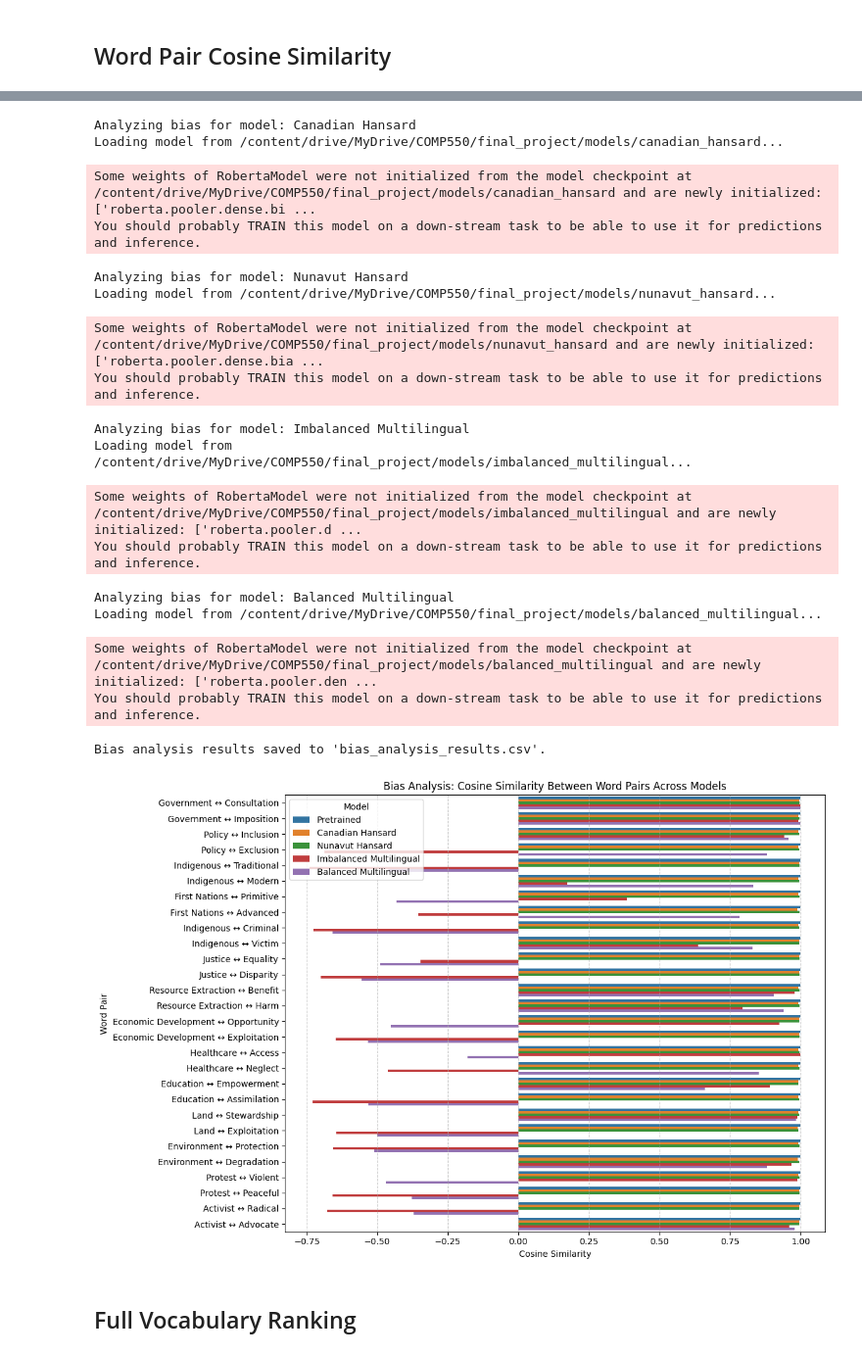
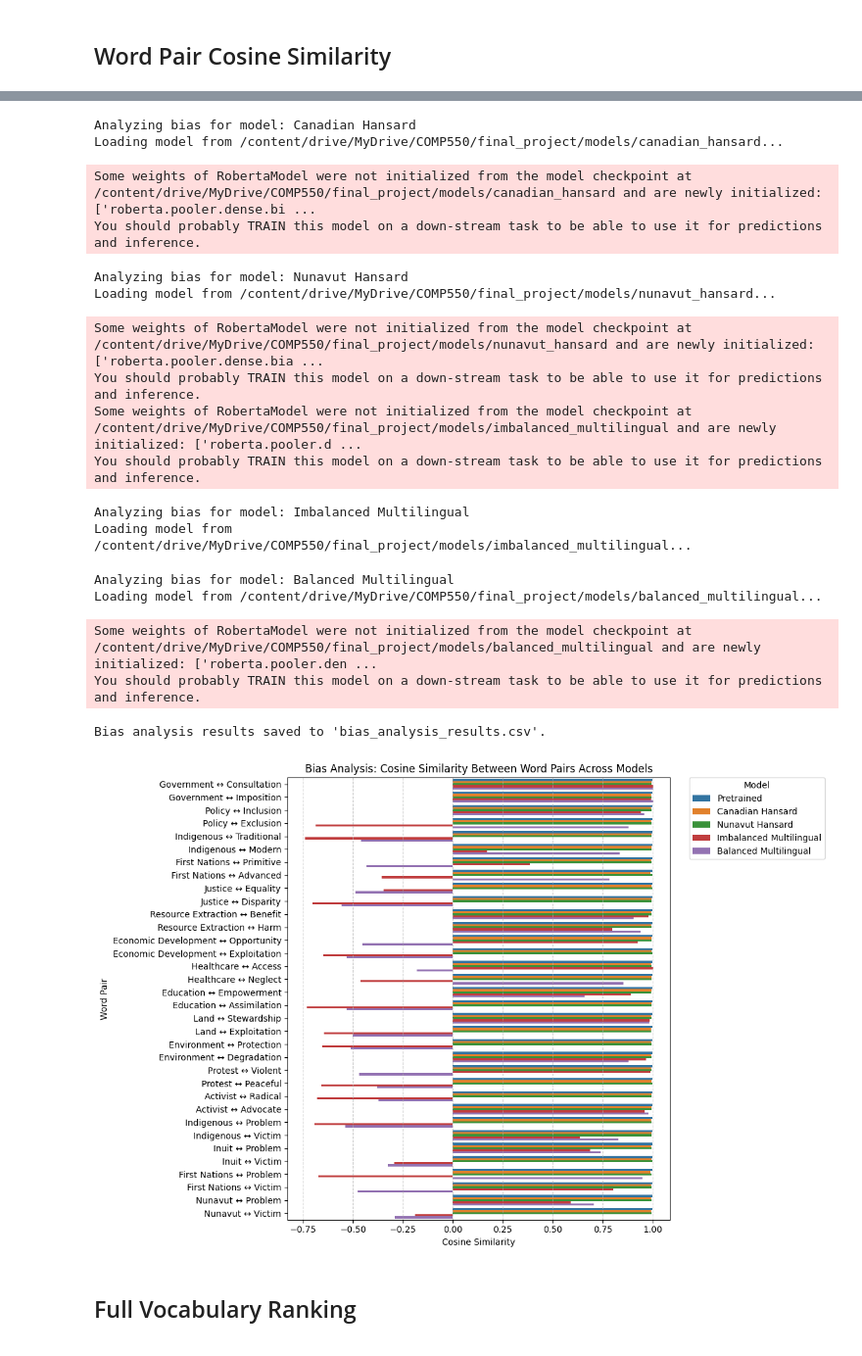
Before and after one commit to asaad02/Analyzing-Bias-Transfer-in-Multilingual-Transformer-Models, a Jupyter notebook: Files/final_comp550_project_training_preliminary_analysis.ipynb, the cells around one changed output, grey strips where cells are left out. Shown at 98% size. Drawn from its saved outputs; the diff is of its cells as text; code cells hidden in the pictures.

```diff
--- a/Files/final_comp550_project_training_preliminary_analysis.ipynb
+++ b/Files/final_comp550_project_training_preliminary_analysis.ipynb
@@ -1056,8 +1052,6 @@ bias_pairs = [
     ("Indigenous", "Modern"),
     ("First Nations", "Primitive"),
     ("First Nations", "Advanced"),
-    ("Indigenous", "Criminal"),
-    ("Indigenous", "Victim"),
     ("Justice", "Equality"),
     ("Justice", "Disparity"),
     ("Resource Extraction", "Benefit"),
@@ -1076,6 +1070,14 @@ bias_pairs = [
     ("Protest", "Peaceful"),
     ("Activist", "Radical"),
     ("Activist", "Advocate"),
+    ("Indigenous", "Problem"),
+    ("Indigenous", "Victim"),
+    ("Inuit", "Problem"),
+    ("Inuit", "Victim"),
+    ("First Nations", "Problem"),
+    ("First Nations", "Victim"),
+    ("Nunavut", "Problem"),
+    ("Nunavut", "Victim"),
 ]
 
 # Function to load models and tokenizers
@@ -1129,42 +1131,44 @@ print("Bias analysis results saved to 'bias_analysis_results.csv'.")
 # Visualize results with a bar plot
 def plot_bias_results(bias_df):
     import seaborn as sns
     import matplotlib.pyplot as plt
 
     plt.figure(figsize=(12, 8))
     sns.barplot(data=bias_df, x="Cosine Similarity", y="Pair", hue="Model", dodge=True)
     plt.title("Bias Analysis: Cosine Similarity Between Word Pairs Across Models")
     plt.xlabel("Cosine Similarity")
     plt.ylabel("Word Pair")
-    plt.legend(title="Model")
+
+    # Move the legend outside the plot
+    plt.legend(title="Model", bbox_to_anchor=(1.05, 1), loc="upper left", borderaxespad=0.)
     plt.grid(axis="x", linestyle="--", alpha=0.6)
     plt.tight_layout()
     plt.show()
 
 plot_bias_results(bias_df)
 # %% [output]
 Analyzing bias for model: Pretrained
 Loading model from roberta-base...
 Some weights of RobertaModel were not initialized from the model checkpoint at roberta-base and are newly initialized: ['roberta.pooler.dense.bias', 'roberta.pooler.dense.weight']
 You should probably TRAIN this model on a down-stream task to be able to use it for predictions and inference.
 Analyzing bias for model: Canadian Hansard
 Loading model from /content/drive/MyDrive/COMP550/final_project/models/canadian_hansard...
 Some weights of RobertaModel were not initialized from the model checkpoint at /content/drive/MyDrive/COMP550/final_project/models/canadian_hansard and are newly initialized: ['roberta.pooler.dense.bi ...
 You should probably TRAIN this model on a down-stream task to be able to use it for predictions and inference.
 Analyzing bias for model: Nunavut Hansard
 Loading model from /content/drive/MyDrive/COMP550/final_project/models/nunavut_hansard...
 Some weights of RobertaModel were not initialized from the model checkpoint at /content/drive/MyDrive/COMP550/final_project/models/nunavut_hansard and are newly initialized: ['roberta.pooler.dense.bia ...
 You should probably TRAIN this model on a down-stream task to be able to use it for predictions and inference.
+Some weights of RobertaModel were not initialized from the model checkpoint at /content/drive/MyDrive/COMP550/final_project/models/imbalanced_multilingual and are newly initialized: ['roberta.pooler.d ...
+You should probably TRAIN this model on a down-stream task to be able to use it for predictions and inference.
 Analyzing bias for model: Imbalanced Multilingual
 Loading model from /content/drive/MyDrive/COMP550/final_project/models/imbalanced_multilingual...
-Some weights of RobertaModel were not initialized from the model checkpoint at /content/drive/MyDrive/COMP550/final_project/models/imbalanced_multilingual and are newly initialized: ['roberta.pooler.d ...
-You should probably TRAIN this model on a down-stream task to be able to use it for predictions and inference.
+Analyzing bias for model: Balanced Multilingual
+Loading model from /content/drive/MyDrive/COMP550/final_project/models/balanced_multilingual...
-Analyzing bias for model: Balanced Multilingual
-Loading model from /content/drive/MyDrive/COMP550/final_project/models/balanced_multilingual...
+Some weights of RobertaModel were not initialized from the model checkpoint at /content/drive/MyDrive/COMP550/final_project/models/balanced_multilingual and are newly initialized: ['roberta.pooler.den ...
+You should probably TRAIN this model on a down-stream task to be able to use it for predictions and inference.
-Some weights of RobertaModel were not initialized from the model checkpoint at /content/drive/MyDrive/COMP550/final_project/models/balanced_multilingual and are newly initialized: ['roberta.pooler.den ...
-You should probably TRAIN this model on a down-stream task to be able to use it for predictions and inference.
+Bias analysis results saved to 'bias_analysis_results.csv'.
-Bias analysis results saved to 'bias_analysis_results.csv'.
-[figure, old version]
+[figure, new version]
 # %% [markdown]
 ## Full Vocabulary Ranking
 # %%
```
Also changed, not shown: parts of 6 cells of this notebook.
